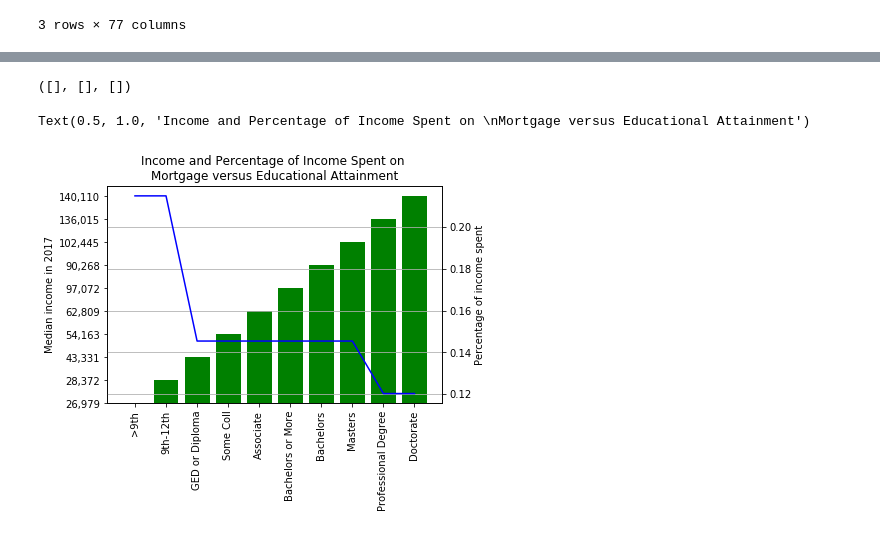
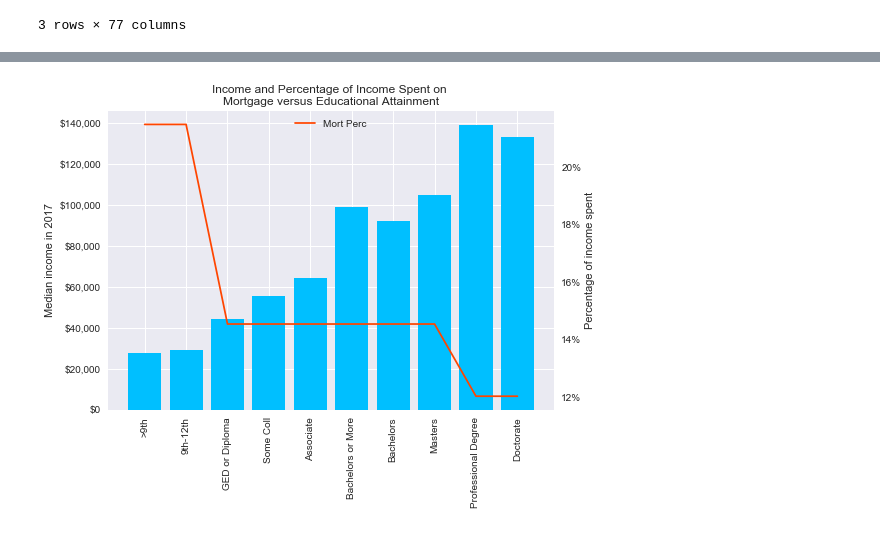
Before and after one commit to LoriHarris/Real_Estate_Affordability, a Jupyter notebook: Cleaning Labor, Income, and Education CSVs.ipynb, the cells around one changed output, grey strips where cells are left out. Drawn from its saved outputs; the diff is of its cells as text; code cells hidden in the pictures.

Commit message:
Continued working on graphs for project, cleaned up formatting

```diff
--- a/Cleaning Labor, Income, and Education CSVs.ipynb
+++ b/Cleaning Labor, Income, and Education CSVs.ipynb
@@ -135,0 +133,9 @@ dtype: object
+# %%
+a = "#000080"
+b = "#00BFFF"
+c = "#32cd32"
+d = "#FF4500"
+clt.to_hex(a)
+clt.to_hex(b)
+clt.to_hex(c)
+clt.to_hex(d)
@@ -218,4 +212,9 @@ See the caveats in the documentation: http://pandas.pydata.org/pandas-docs/stabl
 # %%
+total = edu_data.iloc[[29, 57, 85, 113, 141, 169, 197, 225, 253, 281]]
+
+total["Median Income in 2017 USD"] = total["Median Income in 2017 USD"].astype(str).str.replace("\n", "")
+med_income = total["Median Income in 2017 USD"]
+repr(med_income)
 tier = []
 perc = []
 total["Median Income in 2017 USD"] = total["Median Income in 2017 USD"].astype(str).str.replace(",", "")
@@ -235,5 +234,9 @@ for x in med_income:
         perc.append(mean3)
 total["Tier"] = tier
 total["Mort Perc"] = perc
+
+#total.style.format({
+    #"Median Income in 2017 USD": "{$}".format})
+
 total
 # %% [output]
@@ -269,24 +254,31 @@ See the caveats in the documentation: http://pandas.pydata.org/pandas-docs/stabl
-# %%
-bottom, middle, upper
-# %% [output]
-([], [], [])
 # %%
-x_axis = np.arange(len(total["Median income"]))
-data = total["Median income"]
+x_axis = np.arange(len(total["Median Income in 2017 USD"]))
+data = total["Median Income in 2017 USD"]
 labels = [">9th", "9th-12th", "GED or Diploma", "Some Coll", "Associate", "Bachelors or More", "Bachelors", "Masters", "Professional Degree", "Doctorate"]
 
 fig, ax1 = plt.subplots()
 ax2 = ax1.twinx()
 
-ax1.bar(x_axis, data, color="g", align='center')
-ax2.plot(x_axis, total["Mort Perc"], "b")
+ax1.bar(x_axis, data, color=b, align='center')
+ax2.plot(x_axis, total["Mort Perc"], color=d)
 
 ax1.set_xticks(x_axis)
 ax1.set_xticklabels(labels, rotation=90)
 ax1.set_ylabel("Median income in 2017")
 ax2.set_ylabel("Percentage of income spent")
+ax1.yaxis.set_major_formatter(FuncFormatter("${:,.0f}".format))
+
+ax2.yaxis.set_major_formatter(FuncFormatter('{0:.0%}'.format))
+
 plt.grid()
 plt.title("Income and Percentage of Income Spent on \nMortgage versus Educational Attainment")
+handles, labels = ax1.get_legend_handles_labels()
+handles1, labels1 = ax2.get_legend_handles_labels()
+plt.legend(handles + handles1, labels + labels1, loc="upper center")
+
+
+plt.style.use("seaborn")
+plt.savefig("Affordability_And_Education.png")
+plt.show()
 # %% [output]
-Text(0.5, 1.0, 'Income and Percentage of Income Spent on \nMortgage versus Educational Attainment')
-[figure, old version]
+[figure, new version]
```
Also changed, not shown: parts of 8 cells of this notebook, 3 other files.
